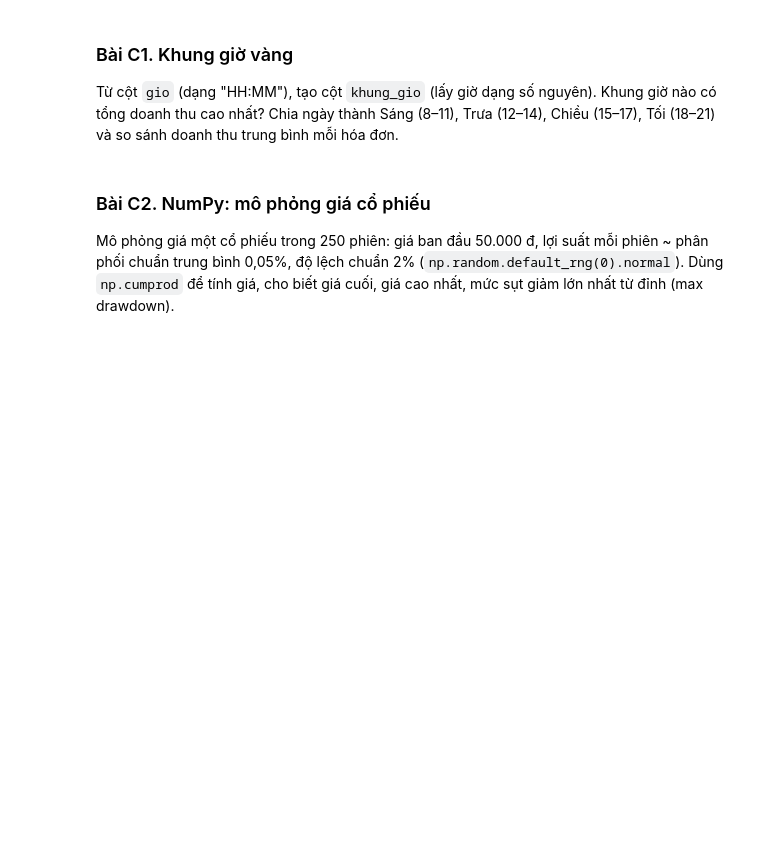
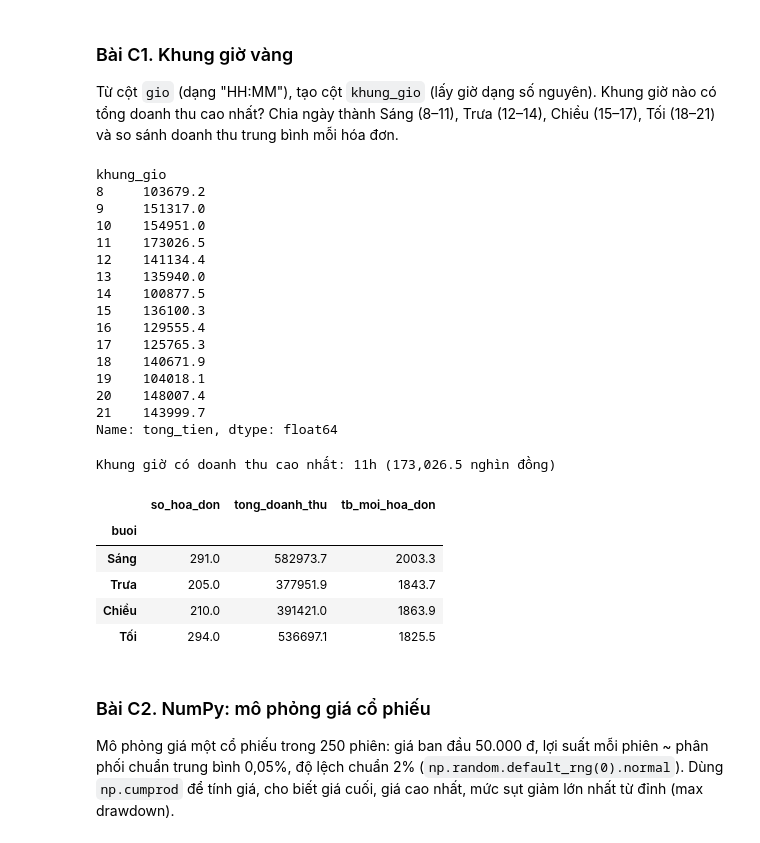
Before and after one commit to binhnhi240926/MacThiBinhNhi_26C1INF50909802, a Jupyter notebook: python_kinh_doanh/bai_tap/Buoi_03_BaiTap.ipynb, the cells around one changed output. Cells and saved outputs as stored; diff of their text form; code cells hidden in the pictures; blank space fills up the shorter version.

```diff
--- a/python_kinh_doanh/bai_tap/Buoi_03_BaiTap.ipynb
+++ b/python_kinh_doanh/bai_tap/Buoi_03_BaiTap.ipynb
@@ -139,3 +292,14 @@ Dùng `np.where(dieu_kien, gia_tri_dung, gia_tri_sai)` lồng nhau, hoặc `pd.c
 </details>
 # %%
 # Viết code của bạn ở đây
+dieu_kien = [df["danh_gia"] >= 8,
+             df["danh_gia"] >= 6]
+gia_tri   = ["Tốt", "Trung bình"]
+
+df["muc_danh_gia"] = np.select(dieu_kien, gia_tri, default="Kém")
+
+dem = df["muc_danh_gia"].value_counts()
+ty_le = (df["muc_danh_gia"].value_counts(normalize=True) * 100).round(1)
+
+b4 = pd.DataFrame({"so_hoa_don": dem, "ty_le_%": ty_le})
+display(b4)
@@ -155,6 +334,54 @@ Từ cột `gio` (dạng "HH:MM"), tạo cột `khung_gio` (lấy giờ dạng s
 Chia ngày thành Sáng (8–11), Trưa (12–14), Chiều (15–17), Tối (18–21) và so sánh doanh thu trung bình mỗi hóa đơn.
 # %%
 # Viết code của bạn ở đây
+# 1. Lấy giờ dạng số nguyên từ "HH:MM"
+df["khung_gio"] = df["gio"].str.split(":").str[0].astype(int)
+
+# 2. Tổng doanh thu theo từng giờ
+dt_gio = df.groupby("khung_gio")["tong_tien"].sum().round(1)
+display(dt_gio)
+gio_vang = dt_gio.idxmax()
+print(f"Khung giờ có doanh thu cao nhất: {gio_vang}h "
+      f"({dt_gio.max():,.1f} nghìn đồng)")
+
+# 3. Chia ngày thành 4 buổi
+dieu_kien = [df["khung_gio"].between(8, 11),
+             df["khung_gio"].between(12, 14),
+             df["khung_gio"].between(15, 17),
+             df["khung_gio"].between(18, 21)]
+df["buoi"] = np.select(dieu_kien, ["Sáng", "Trưa", "Chiều", "Tối"], default="Khác")
+
+# 4. So sánh doanh thu trung bình mỗi hóa đơn
+c1 = (df.groupby("buoi")["tong_tien"]
+        .agg(so_hoa_don="count", tong_doanh_thu="sum", tb_moi_hoa_don="mean")
+        .round(1)
+        .reindex(["Sáng", "Trưa", "Chiều", "Tối", "Khác"])
+        .dropna())
+display(c1)
+# %% [output]
+khung_gio
+8     103679.2
+9     151317.0
+10    154951.0
+11    173026.5
+12    141134.4
+13    135940.0
+14    100877.5
+15    136100.3
+16    129555.4
+17    125765.3
+18    140671.9
+19    104018.1
+20    148007.4
+21    143999.7
+Name: tong_tien, dtype: float64
+Khung giờ có doanh thu cao nhất: 11h (173,026.5 nghìn đồng)
+|  | so_hoa_don | tong_doanh_thu | tb_moi_hoa_don |
+| buoi |  |  |  |
+| Sáng | 291.0 | 582973.7 | 2003.3 |
+| Trưa | 205.0 | 377951.9 | 1843.7 |
+| Chiều | 210.0 | 391421.0 | 1863.9 |
+| Tối | 294.0 | 536697.1 | 1825.5 |
 # %% [markdown]
 ### Bài C2. NumPy: mô phỏng giá cổ phiếu
 
```
Also changed, not shown: parts of 18 cells of this notebook.
